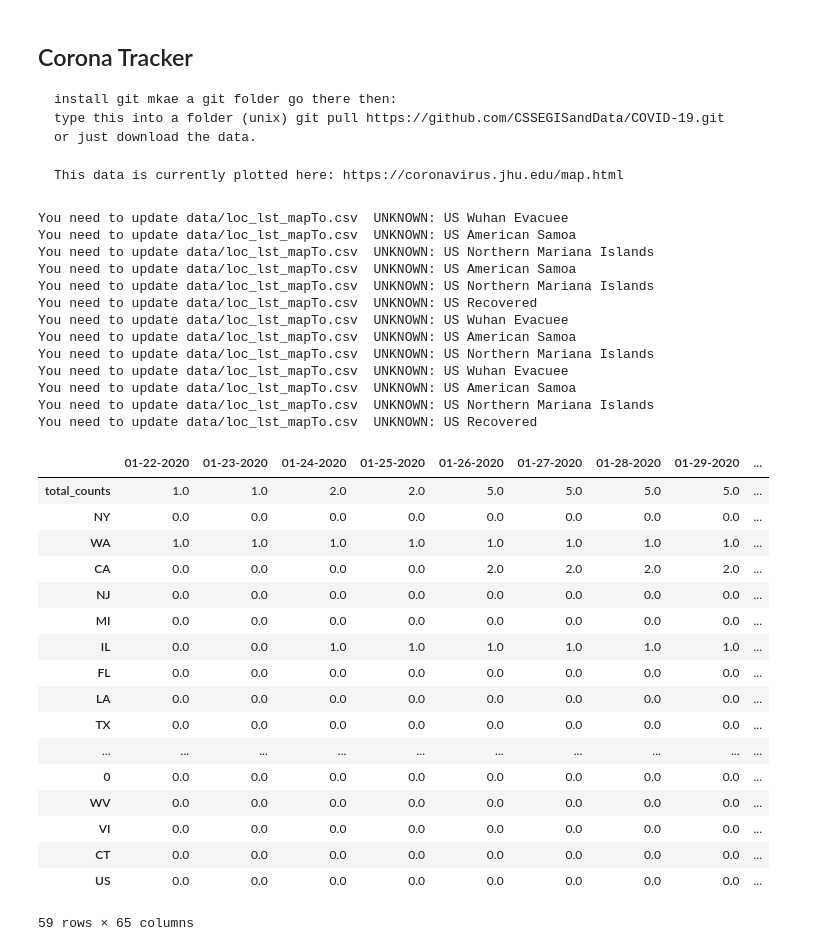
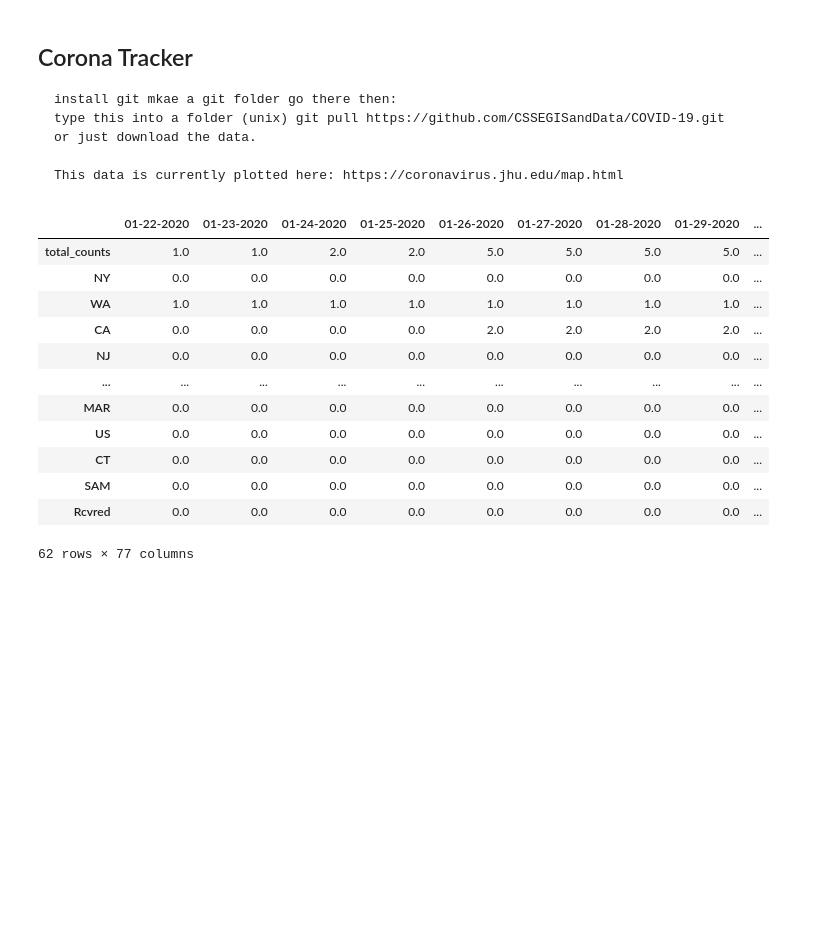
Before and after one commit to domsooch/covid19, a Jupyter notebook: CoronaVirusPlotter.ipynb, the cells around one changed output. Drawn from its saved outputs; the diff is of its cells as text; code cells hidden in the pictures; blank space fills up the shorter version.

```diff
--- a/CoronaVirusPlotter.ipynb
+++ b/CoronaVirusPlotter.ipynb
@@ -45,7 +45,11 @@ mapto_df=pd.read_csv('data/loc_lst_mapTo.csv')
 mapto_df.fillna(0, inplace=True)
 d={}
 locLst=[]
-for inp in glob.glob(c_ud+'*.csv'):
+fileLst = list(glob.glob(c_ud+'*.csv'))
+fileLst.sort()
+
+previous_date=''
+for inp in fileLst:
     fn=os.path.basename(inp)
     file_date=fn.split('.')[0]
     cor_data= pd.read_csv(inp)
@@ -58,62 +62,50 @@ for inp in glob.glob(c_ud+'*.csv'):
     total_cases=0
     for i, row in us_df.iterrows():
         try:
             country=row['Country/Region']
             pstate=row['Province/State']
             cr='Country/Region'
             ps='Province/State'
         except:
             country=row['Country_Region']
             pstate=row['Province_State']
             cr='Country_Region'
             ps='Province_State'
         try:
             location=mapto_df.loc[(mapto_df['Country/Region']==country) & (mapto_df['Province/State']==pstate)].values.tolist()[0][-3]
         except:
             print ('You need to update data/loc_lst_mapTo.csv  UNKNOWN:', country, pstate)
             location=country
 
         d[file_date][location]=row['Confirmed']
         total_cases+=row['Confirmed']
+    if False and file_date>"03-21-2020":
+        for key in d[file_date].keys():
+            if key in d[previous_date]:
+                d[file_date][key]+=d[previous_date][key]
+    previous_date=file_date
+
 dLst=list(d.keys())
 dLst.sort()
 df=pd.DataFrame(d, columns=dLst).fillna(0)
 df['row_max']=df.max(axis=1)
 df.loc['total_counts', :] = df.sum(axis=0)
 df=df.sort_values(by=['row_max'],ascending=False)
 df.to_csv('data/%s_latest.csv'%country)
 
 df
 # %% [output]
+|  | 01-22-2020 | 01-23-2020 | 01-24-2020 | 01-25-2020 | 01-26-2020 | 01-27-2020 | 01-28-2020 | 01-29-2020 | ... |
+| total_counts | 1.0 | 1.0 | 2.0 | 2.0 | 5.0 | 5.0 | 5.0 | 5.0 | ... |
+| NY | 0.0 | 0.0 | 0.0 | 0.0 | 0.0 | 0.0 | 0.0 | 0.0 | ... |
+| WA | 1.0 | 1.0 | 1.0 | 1.0 | 1.0 | 1.0 | 1.0 | 1.0 | ... |
+| CA | 0.0 | 0.0 | 0.0 | 0.0 | 2.0 | 2.0 | 2.0 | 2.0 | ... |
+| NJ | 0.0 | 0.0 | 0.0 | 0.0 | 0.0 | 0.0 | 0.0 | 0.0 | ... |
+| ... | ... | ... | ... | ... | ... | ... | ... | ... | ... |
+| MAR | 0.0 | 0.0 | 0.0 | 0.0 | 0.0 | 0.0 | 0.0 | 0.0 | ... |
+| US | 0.0 | 0.0 | 0.0 | 0.0 | 0.0 | 0.0 | 0.0 | 0.0 | ... |
+| CT | 0.0 | 0.0 | 0.0 | 0.0 | 0.0 | 0.0 | 0.0 | 0.0 | ... |
+| SAM | 0.0 | 0.0 | 0.0 | 0.0 | 0.0 | 0.0 | 0.0 | 0.0 | ... |
+| Rcvred | 0.0 | 0.0 | 0.0 | 0.0 | 0.0 | 0.0 | 0.0 | 0.0 | ... |
-You need to update data/loc_lst_mapTo.csv  UNKNOWN: US Wuhan Evacuee
-You need to update data/loc_lst_mapTo.csv  UNKNOWN: US American Samoa
-You need to update data/loc_lst_mapTo.csv  UNKNOWN: US Northern Mariana Islands
-You need to update data/loc_lst_mapTo.csv  UNKNOWN: US American Samoa
-You need to update data/loc_lst_mapTo.csv  UNKNOWN: US Northern Mariana Islands
-You need to update data/loc_lst_mapTo.csv  UNKNOWN: US Recovered
-You need to update data/loc_lst_mapTo.csv  UNKNOWN: US Wuhan Evacuee
-You need to update data/loc_lst_mapTo.csv  UNKNOWN: US American Samoa
-You need to update data/loc_lst_mapTo.csv  UNKNOWN: US Northern Mariana Islands
-You need to update data/loc_lst_mapTo.csv  UNKNOWN: US Wuhan Evacuee
-You need to update data/loc_lst_mapTo.csv  UNKNOWN: US American Samoa
-You need to update data/loc_lst_mapTo.csv  UNKNOWN: US Northern Mariana Islands
-You need to update data/loc_lst_mapTo.csv  UNKNOWN: US Recovered
+62 rows × 77 columns
-|  | 01-22-2020 | 01-23-2020 | 01-24-2020 | 01-25-2020 | 01-26-2020 | 01-27-2020 | 01-28-2020 | 01-29-2020 | ... |
-| total_counts | 1.0 | 1.0 | 2.0 | 2.0 | 5.0 | 5.0 | 5.0 | 5.0 | ... |
-| NY | 0.0 | 0.0 | 0.0 | 0.0 | 0.0 | 0.0 | 0.0 | 0.0 | ... |
-| WA | 1.0 | 1.0 | 1.0 | 1.0 | 1.0 | 1.0 | 1.0 | 1.0 | ... |
-| CA | 0.0 | 0.0 | 0.0 | 0.0 | 2.0 | 2.0 | 2.0 | 2.0 | ... |
-| NJ | 0.0 | 0.0 | 0.0 | 0.0 | 0.0 | 0.0 | 0.0 | 0.0 | ... |
-| MI | 0.0 | 0.0 | 0.0 | 0.0 | 0.0 | 0.0 | 0.0 | 0.0 | ... |
-| IL | 0.0 | 0.0 | 1.0 | 1.0 | 1.0 | 1.0 | 1.0 | 1.0 | ... |
-| FL | 0.0 | 0.0 | 0.0 | 0.0 | 0.0 | 0.0 | 0.0 | 0.0 | ... |
-| LA | 0.0 | 0.0 | 0.0 | 0.0 | 0.0 | 0.0 | 0.0 | 0.0 | ... |
-| TX | 0.0 | 0.0 | 0.0 | 0.0 | 0.0 | 0.0 | 0.0 | 0.0 | ... |
-| ... | ... | ... | ... | ... | ... | ... | ... | ... | ... |
-| 0 | 0.0 | 0.0 | 0.0 | 0.0 | 0.0 | 0.0 | 0.0 | 0.0 | ... |
-| WV | 0.0 | 0.0 | 0.0 | 0.0 | 0.0 | 0.0 | 0.0 | 0.0 | ... |
-| VI | 0.0 | 0.0 | 0.0 | 0.0 | 0.0 | 0.0 | 0.0 | 0.0 | ... |
-| CT | 0.0 | 0.0 | 0.0 | 0.0 | 0.0 | 0.0 | 0.0 | 0.0 | ... |
-| US | 0.0 | 0.0 | 0.0 | 0.0 | 0.0 | 0.0 | 0.0 | 0.0 | ... |
-59 rows × 65 columns
 # %%
```
Also changed, not shown: parts of 1 cell of this notebook, 1 other file.
